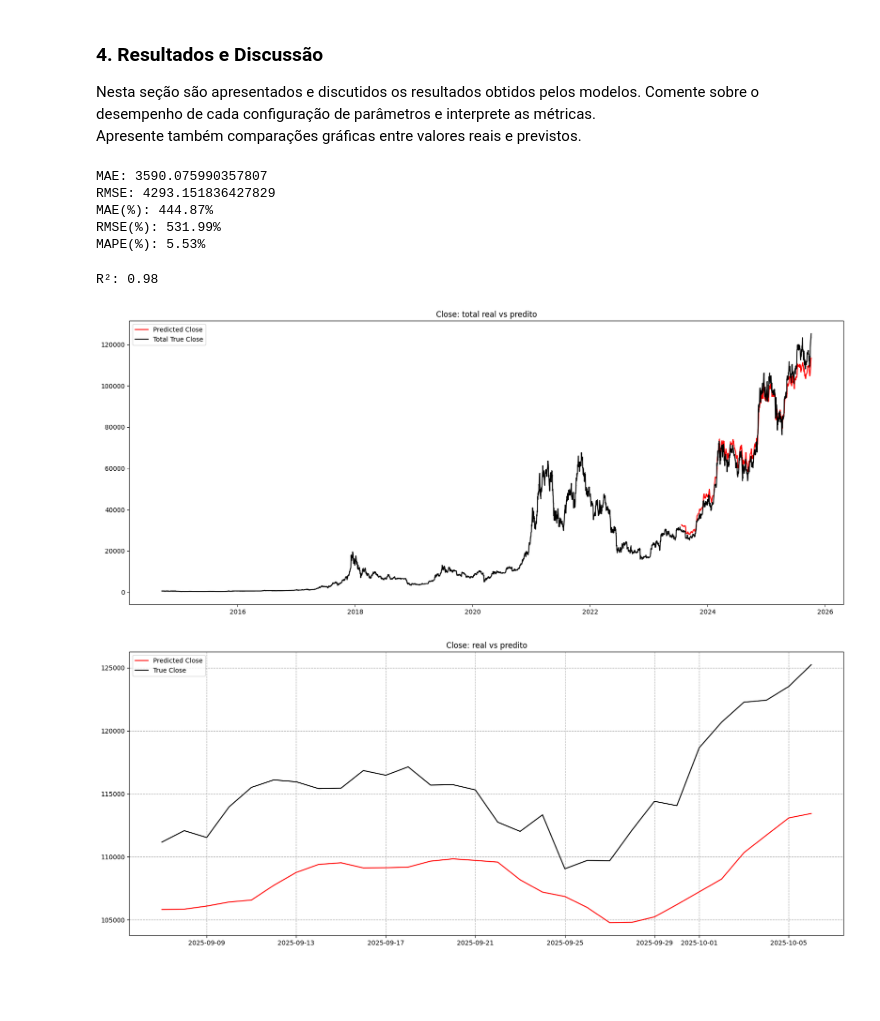
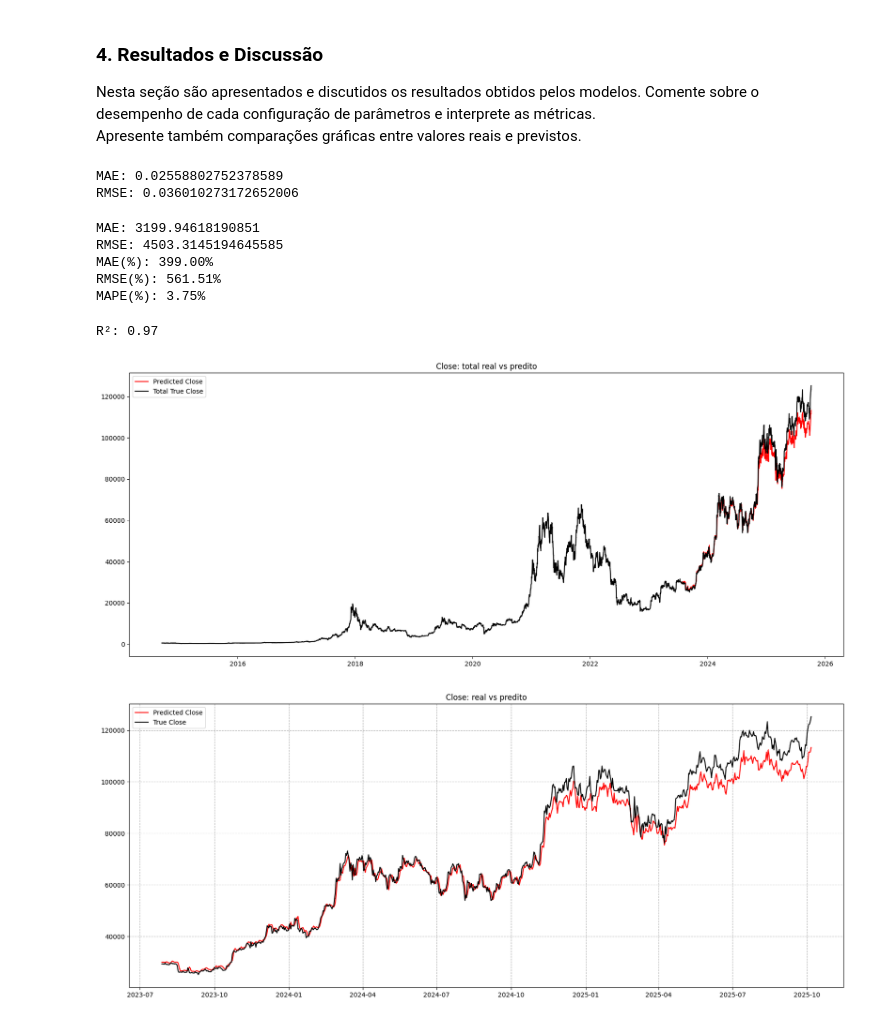
Before and after one commit to gusdiaso/crypto_predict, a Jupyter notebook: bitcoin.ipynb, the cells around one changed output. Cells and saved outputs as stored; diff of their text form; code cells hidden in the pictures; blank space fills up the shorter version.

```diff
--- a/bitcoin.ipynb
+++ b/bitcoin.ipynb
@@ -198,8 +198,8 @@ def create_lstm_model(seq_len=14, n_features=4, neurons=100, drop=0.2, optimizer
   model.compile(optimizer=optimizer, loss='mse', metrics=['mae'])
   return model
 
-seq_len_options = [7]
-split_options = [3]
+seq_len_options = [7, 30]
+split_options = [3, 5]
 # seq_len_options = [7, 14, 30]
 # split_options = [3, 5, 10]
 models = []
@@ -210,8 +210,8 @@ param_grid = {
                 # 'batch_size': [16, 32, 64],
                 # 'epochs': [50, 100],
                 # 'model__optimizer': ['Adam'],
-                'model__neurons': [16],
-                'model__drop': [0.05],
+                'model__neurons': [32, 64],
+                'model__drop': [0.05, 0.1],
                 'batch_size': [16],
                 'epochs': [50],
                 'model__optimizer': ['Adam'],
@@ -337,10 +351,20 @@ Comente sobre o desempenho de cada configuração de parâmetros e interprete as
 Apresente também comparações gráficas entre valores reais e previstos.
 # %%
 y_pred_scaled = grid_result.best_estimator_.predict(X_test_scaled)
+
+rmse = np.sqrt(mean_squared_error(y_test_scaled, y_pred_scaled))
+mae = mean_absolute_error(y_test_scaled, y_pred_scaled)
+
+print(f"MAE: {mae}")
+print(f"RMSE: {rmse}")
+
+
 y_pred = scaler_y.inverse_transform(y_pred_scaled)
 y_test = scaler_y.inverse_transform(y_test_scaled)
+# %% [output]
+MAE: 0.02558802752378589
+RMSE: 0.036010273172652006
 # %%
-# Métricas
 rmse = np.sqrt(mean_squared_error(y_test, y_pred))
 mae = mean_absolute_error(y_test, y_pred)
 print(f"MAE: {mae}")
@@ -353,16 +377,16 @@ print(f"MAE(%): {mae_percent:.2f}%")
 print(f"RMSE(%): {rmse_percent:.2f}%")
 print(f"MAPE(%): {mape:.2f}%")
 # %% [output]
-MAE: 3590.075990357807
-RMSE: 4293.151836427829
-MAE(%): 444.87%
-RMSE(%): 531.99%
-MAPE(%): 5.53%
+MAE: 3199.94618190851
+RMSE: 4503.3145194645585
+MAE(%): 399.00%
+RMSE(%): 561.51%
+MAPE(%): 3.75%
 # %%
 r2 = r2_score(y_test, y_pred)
 print(f"R²: {r2:.2f}")
 # %% [output]
-R²: 0.98
+R²: 0.97
 # %%
 y_pred_plot = np.empty_like(data['Close'])
 y_pred_plot[:] = np.nan
@@ -375,18 +399,18 @@ plt.title('Close: total real vs predito')
 plt.legend()
 plt.show()
 # %% [output]
-[figure, old version]
+[figure, new version]
 # %%
 dias_analise=30
 
 plt.figure(figsize=(20,8))
-# plt.plot(data.index[-len(y_pred):], y_pred, color="red", marker=",", label='Predicted Close')
-# plt.plot(data.index[-len(y_test):], y_test, color="black", marker=",", label='True Close')
-plt.plot(data.index[-dias_analise:], y_pred[-dias_analise:], color="red", marker=",", label='Predicted Close')
-plt.plot(data.index[-dias_analise:], y_test[-dias_analise:], color="black", marker=",", label='True Close')
+plt.plot(data.index[-len(y_pred):], y_pred, color="red", marker=",", label='Predicted Close')
+plt.plot(data.index[-len(y_test):], y_test, color="black", marker=",", label='True Close')
+# plt.plot(data.index[-dias_analise:], y_pred[-dias_analise:], color="red", marker=",", label='Predicted Close')
+# plt.plot(data.index[-dias_analise:], y_test[-dias_analise:], color="black", marker=",", label='True Close')
 plt.title('Close: real vs predito')
 plt.legend()
 plt.grid(True, linestyle="--")
 plt.show()
 # %% [output]
-[figure, old version]
+[figure, new version]
```
Also changed, not shown: parts of 3 cells of this notebook.
